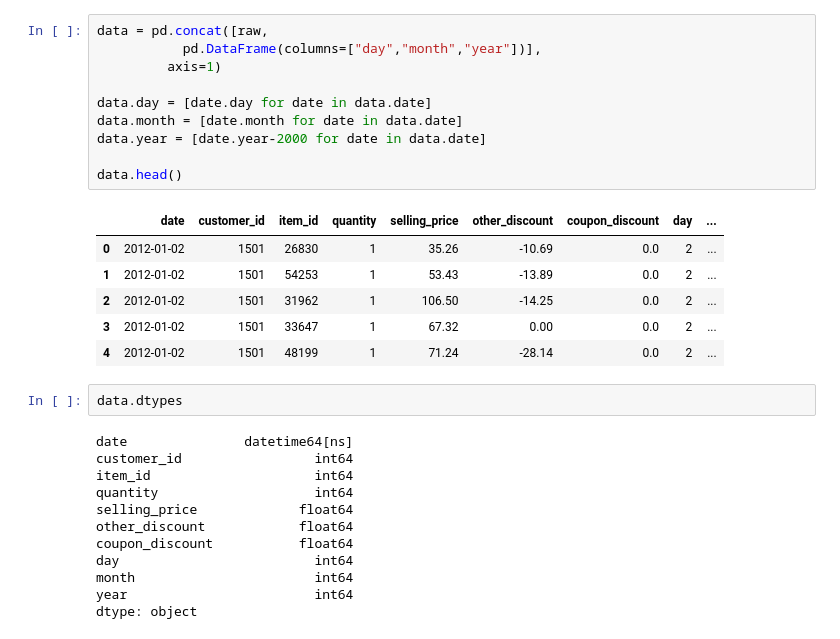
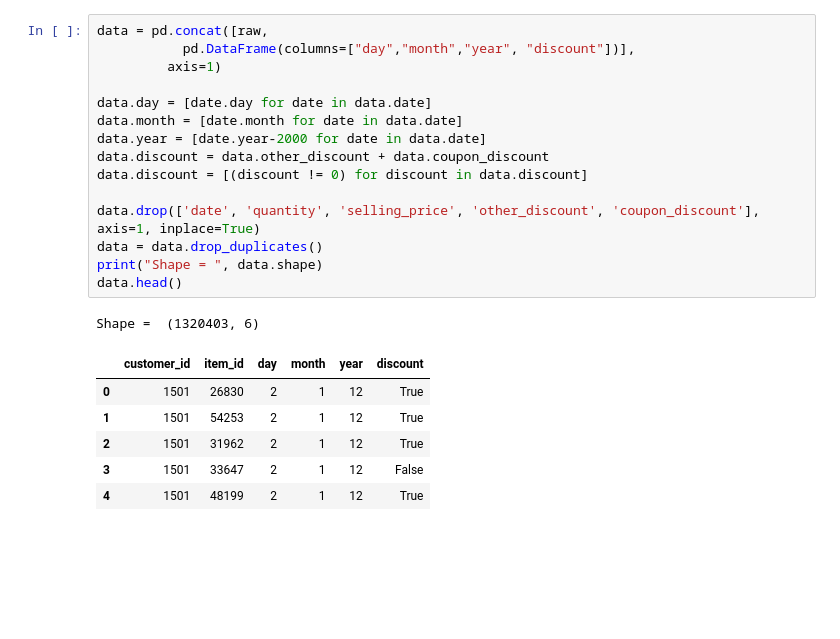
Before and after one commit to agolia14/Coupan-Redemption-Prediction, a Jupyter notebook: Customer_Transaction_Analysis.ipynb, the cells around one changed output. Saved outputs shown, nothing was run; the diff lists cells and outputs as text; blank space fills up the shorter version.

```diff
--- a/Customer_Transaction_Analysis.ipynb
+++ b/Customer_Transaction_Analysis.ipynb
@@ -57,32 +55,24 @@ raw.head()
 | 4 | 2012-01-02 | 1501 | 48199 | 1 | 71.24 | -28.14 | 0.0 |
 # %%
 data = pd.concat([raw,
-           pd.DataFrame(columns=["day","month","year"])],
+           pd.DataFrame(columns=["day","month","year", "discount"])],
          axis=1)
 
 data.day = [date.day for date in data.date]
 data.month = [date.month for date in data.date]
 data.year = [date.year-2000 for date in data.date]
+data.discount = data.other_discount + data.coupon_discount
+data.discount = [(discount != 0) for discount in data.discount]
 
+data.drop(['date', 'quantity', 'selling_price', 'other_discount', 'coupon_discount'], axis=1, inplace=True)
+data = data.drop_duplicates()
+print("Shape = ", data.shape)
 data.head()
 # %% [output]
+Shape =  (1320403, 6)
-|  | date | customer_id | item_id | quantity | selling_price | other_discount | coupon_discount | day | ... |
-| 0 | 2012-01-02 | 1501 | 26830 | 1 | 35.26 | -10.69 | 0.0 | 2 | ... |
-| 1 | 2012-01-02 | 1501 | 54253 | 1 | 53.43 | -13.89 | 0.0 | 2 | ... |
-| 2 | 2012-01-02 | 1501 | 31962 | 1 | 106.50 | -14.25 | 0.0 | 2 | ... |
-| 3 | 2012-01-02 | 1501 | 33647 | 1 | 67.32 | 0.00 | 0.0 | 2 | ... |
-| 4 | 2012-01-02 | 1501 | 48199 | 1 | 71.24 | -28.14 | 0.0 | 2 | ... |
+|  | customer_id | item_id | day | month | year | discount |
+| 0 | 1501 | 26830 | 2 | 1 | 12 | True |
+| 1 | 1501 | 54253 | 2 | 1 | 12 | True |
+| 2 | 1501 | 31962 | 2 | 1 | 12 | True |
+| 3 | 1501 | 33647 | 2 | 1 | 12 | False |
+| 4 | 1501 | 48199 | 2 | 1 | 12 | True |
-# %%
-data.dtypes
-# %% [output]
-date               datetime64[ns]
-customer_id                 int64
-item_id                     int64
-quantity                    int64
-selling_price             float64
-other_discount            float64
-coupon_discount           float64
-day                         int64
-month                       int64
-year                        int64
-dtype: object
```
Also changed, not shown: parts of 17 cells of this notebook.
